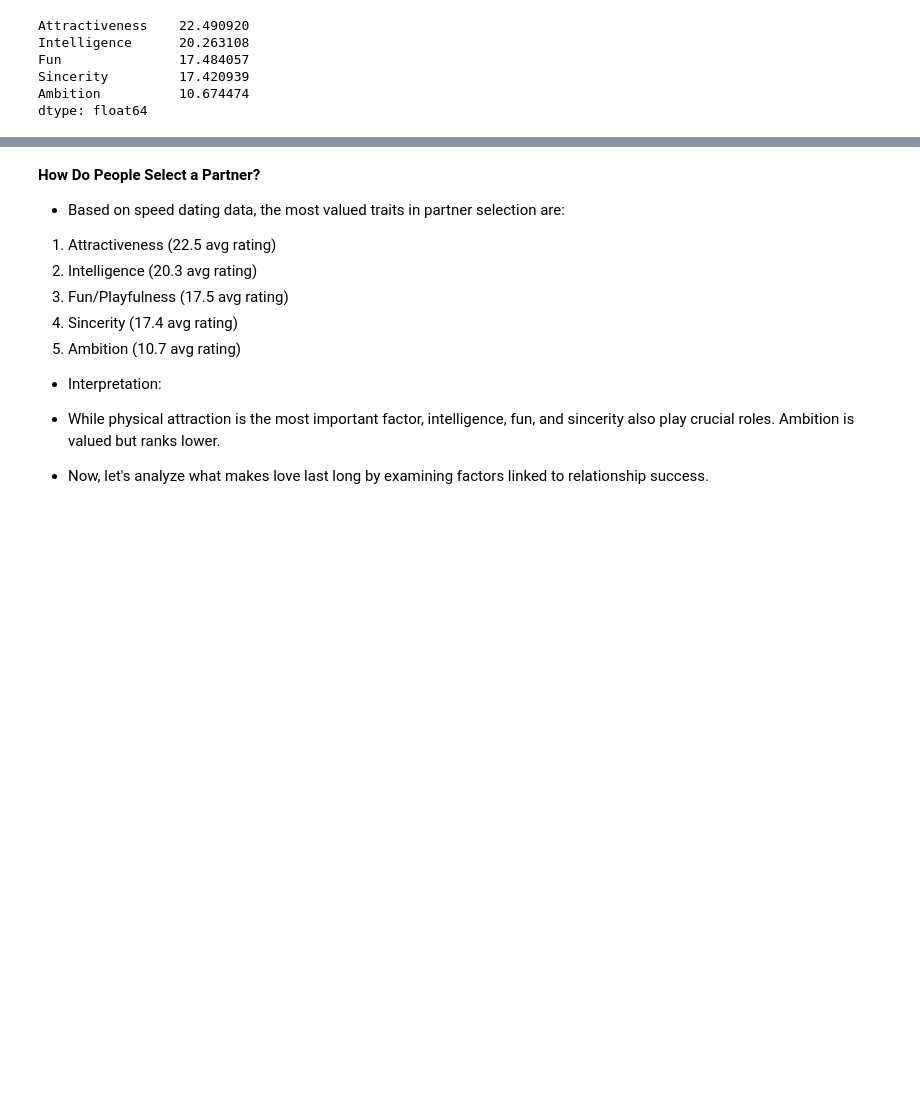
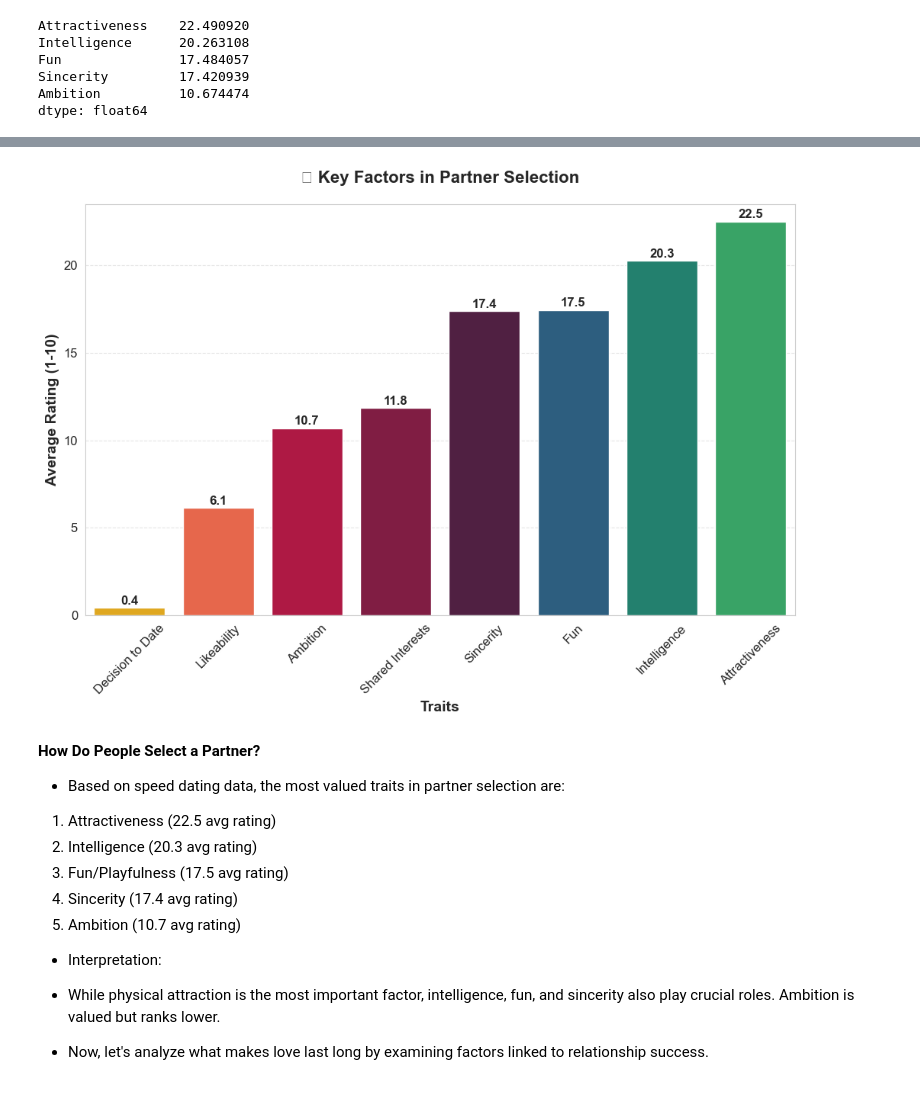
Before and after one commit to VAL-Jerono/HELLO_MATE_, a Jupyter notebook: hm.ipynb, the cells around one changed output, grey strips where cells are left out. Cells and saved outputs as stored; diff of their text form; code cells hidden in the pictures; blank space fills up the shorter version.

```diff
--- a/hm.ipynb
+++ b/hm.ipynb
@@ -266,3 +367,39 @@ dtype: float64
+# %%
+import matplotlib.pyplot as plt
+import seaborn as sns
+
+# Selecting relevant partner preference attributes
+partner_preferences = datasets["Speed_Dating"][["attr1_1", "sinc1_1", "intel1_1", "fun1_1", "amb1_1", "shar1_1", "like", "dec"]]
+
+# Renaming columns for clarity
+partner_preferences.columns = ["Attractiveness", "Sincerity", "Intelligence", "Fun", "Ambition","Shared Interests", "Likeability", "Decision to Date" ]
+
+# Calculating average preference scores
+average_preferences = partner_preferences.mean().sort_values(ascending=True)
+# Define a new distinct color palette for vertical bars
+new_color_palette = ["#FFB400", "#FF5733", "#C70039", "#900C3F", "#581845", "#1F618D", "#148F77", "#28B463"]
+
+# Create figure and vertical bar plot
+plt.figure(figsize=(12, 7))
+ax = sns.barplot(x=average_preferences.index, y=average_preferences.values, palette=new_color_palette)
+
+# Add data labels on bars
+for index, value in enumerate(average_preferences.values):
+    plt.text(index, value + 0.2, f"{value:.1f}", ha="center", fontsize=12, fontweight="bold")
+
+# Customize aesthetics
+plt.xlabel("Traits", fontsize=14, fontweight="bold")
+plt.ylabel("Average Rating (1-10)", fontsize=14, fontweight="bold")
+plt.title("🔍 Key Factors in Partner Selection", fontsize=16, fontweight="bold", pad=20)
+plt.xticks(rotation=45, fontsize=12)
+plt.yticks(fontsize=12)
+plt.grid(axis="y", linestyle="--", alpha=0.5)
+plt.ylim(0, max(average_preferences.values) + 1)
+
+# Show the plot
+plt.show()
+# %% [output]
+[figure, added]
 # %% [markdown]
 **How Do People Select a Partner?**
 - Based on speed dating data, the most valued traits in partner selection are:
```
Also changed, not shown: parts of 22 cells of this notebook.
